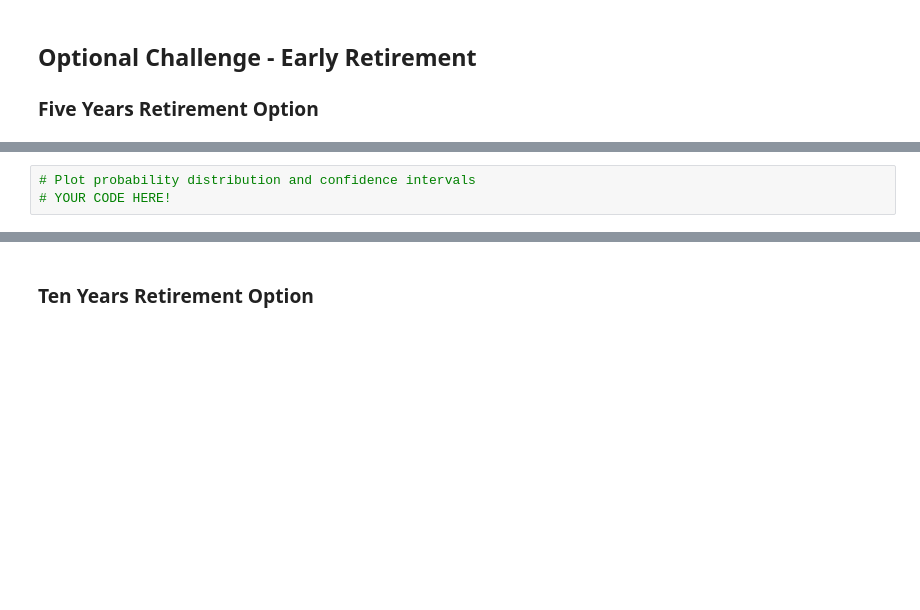
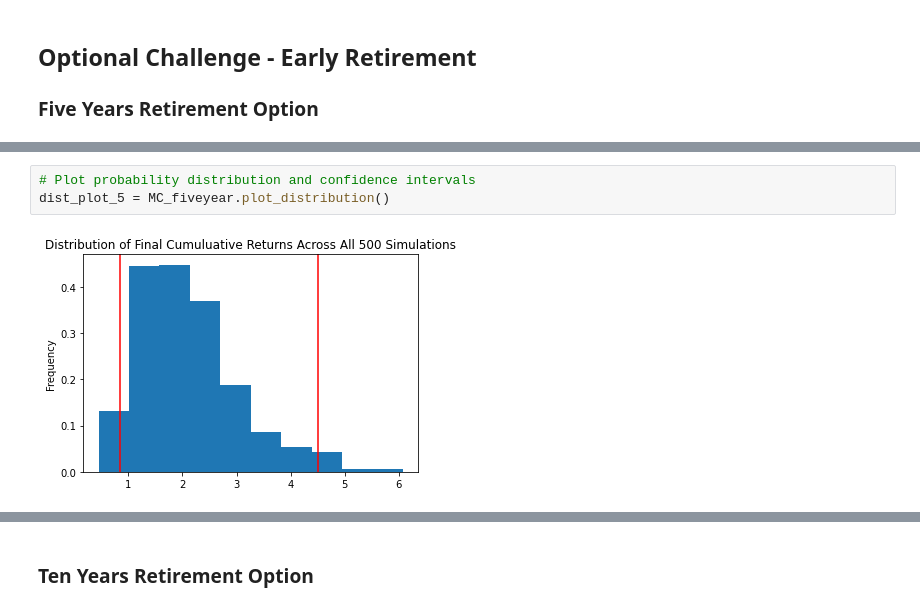
Before and after one commit to brianchangpe/05_API_HW, a Jupyter notebook: financial-planner.ipynb, the cells around one changed output, grey strips where cells are left out. Cells and saved outputs as stored; diff of their text form; blank space fills up the shorter version.

```diff
--- a/financial-planner.ipynb
+++ b/financial-planner.ipynb
@@ -372,5 +463,7 @@ print(f"There is a 95% chance that an initial investment of ${initial_investment
 # %%
 # Plot probability distribution and confidence intervals
-# YOUR CODE HERE!
+dist_plot_5 = MC_fiveyear.plot_distribution()
+# %% [output]
+[figure, added]
 # %%
 # Fetch summary statistics from the Monte Carlo simulation results
```
Also changed, not shown: parts of 23 cells of this notebook.
